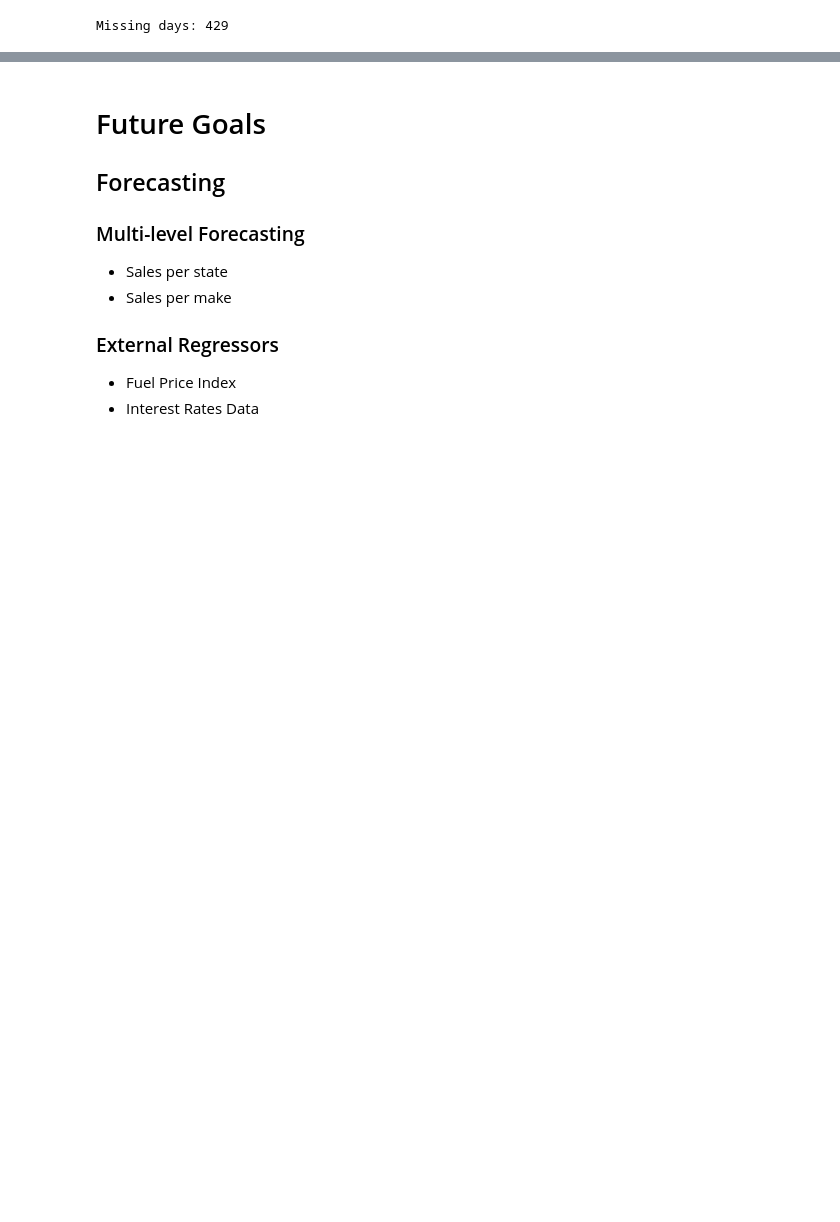
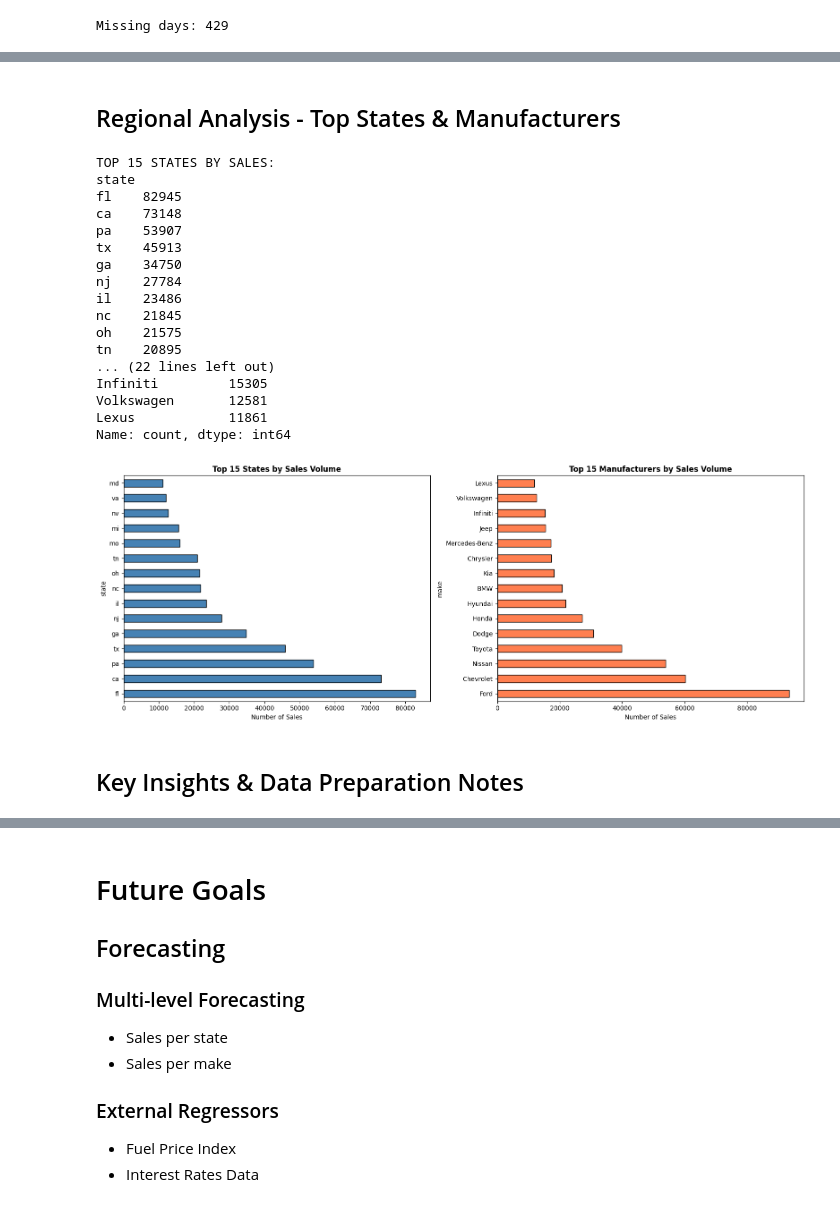
Before and after one commit to KhanMarshaI/Sales-Forecasting-System, a Jupyter notebook: main.ipynb, the cells around one changed output, grey strips where cells are left out. Drawn from its saved outputs; the diff is of its cells as text; code cells hidden in the pictures; blank space fills up the shorter version.

```diff
--- a/main.ipynb
+++ b/main.ipynb
@@ -163,0 +336,48 @@ Missing days: 429
+# %% [markdown]
+## Regional Analysis - Top States & Manufacturers
+# %%
+# Identify key states and makes for forecasting
+print("\nTOP 15 STATES BY SALES:")
+top_states = dataframe['state'].value_counts().head(15)
+print(top_states)
+
+print("\n\nTOP 15 MANUFACTURERS (Make) BY SALES:")
+top_makes = dataframe['make'].value_counts().head(15)
+print(top_makes)
+
+# Visualization
+fig, axes = plt.subplots(1, 2, figsize=(16, 6))
+
+# Top States
+top_states.plot(kind='barh', ax=axes[0], color='steelblue', edgecolor='black')
+axes[0].set_title('Top 15 States by Sales Volume', fontsize=12, fontweight='bold')
+axes[0].set_xlabel('Number of Sales')
+
+# Top Makes
+top_makes.plot(kind='barh', ax=axes[1], color='coral', edgecolor='black')
+axes[1].set_title('Top 15 Manufacturers by Sales Volume', fontsize=12, fontweight='bold')
+axes[1].set_xlabel('Number of Sales')
+
+plt.tight_layout()
+plt.show()
+# %% [output]
+TOP 15 STATES BY SALES:
+state
+fl    82945
+ca    73148
+pa    53907
+tx    45913
+ga    34750
+nj    27784
+il    23486
+nc    21845
+oh    21575
+tn    20895
+... (22 lines left out)
+Infiniti         15305
+Volkswagen       12581
+Lexus            11861
+Name: count, dtype: int64
+[figure, added]
+# %% [markdown]
+## Key Insights & Data Preparation Notes
```
Also changed, not shown: parts of 13 cells of this notebook.
